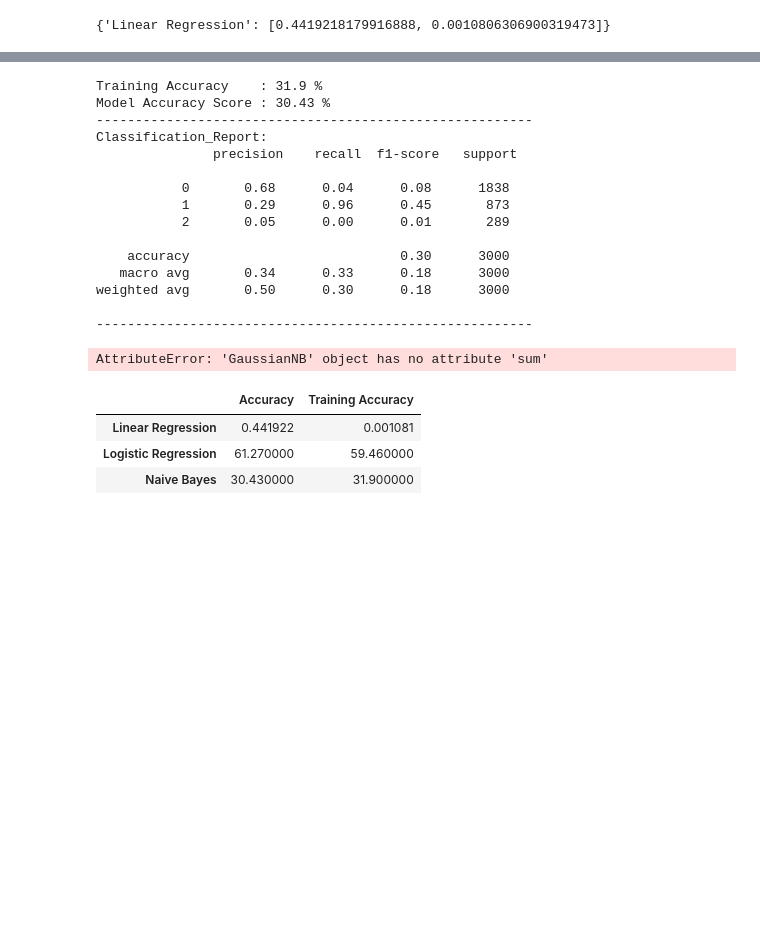
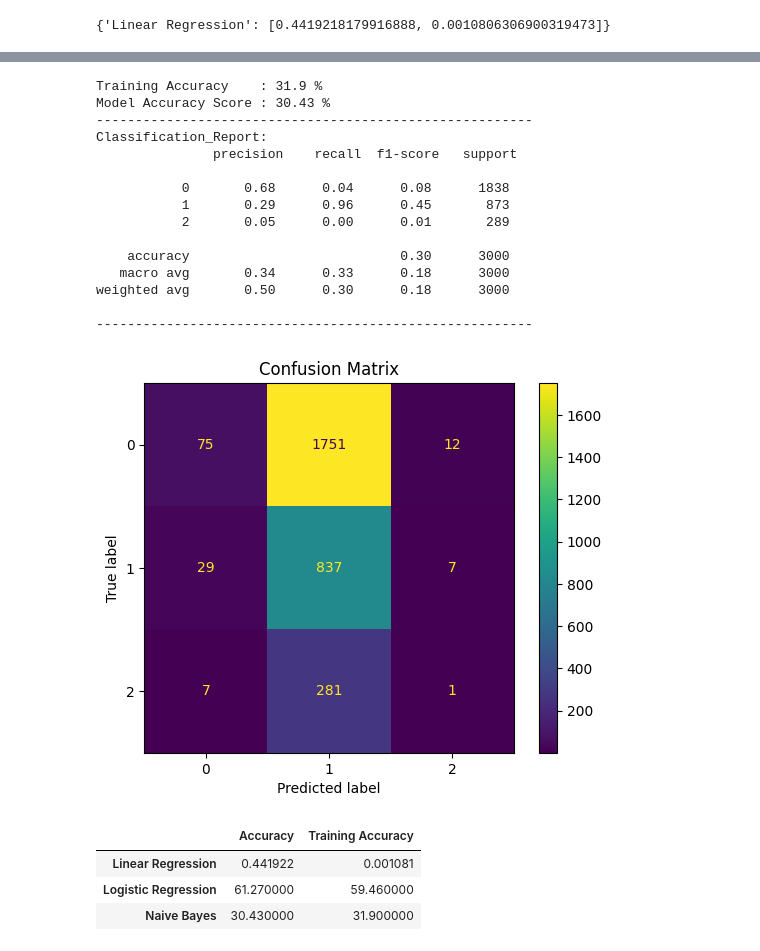
Before and after one commit to jossiayke/Fundamental-Concepts-Of-AI, a Jupyter notebook: Assignments/HW-2/Week1_HW.ipynb, the cells around one changed output, grey strips where cells are left out. Drawn from its saved outputs; the diff is of its cells as text; code cells hidden in the pictures; blank space fills up the shorter version.

```diff
--- a/Assignments/HW-2/Week1_HW.ipynb
+++ b/Assignments/HW-2/Week1_HW.ipynb
@@ -415,37 +418,39 @@ gnb_train = round(gnb.score(X_train, y_train) * 100, 2)
 
 gnb_accuracy = round(accuracy_score(y_pred_gnb, y_test) * 100, 2)
 
 print("Training Accuracy    :",gnb_train ,"%")
 print("Model Accuracy Score :",gnb_accuracy ,"%")
 
 print("\033[1m--------------------------------------------------------\033[0m")
 
 print("Classification_Report: \n",classification_report(y_test,y_pred_gnb))
 
 print("\033[1m--------------------------------------------------------\033[0m")
 
-plot_confusion_matrix(gnb, X_test, y_test)
+#plot_confusion_matrix(gnb, X_test, y_test)
 #cm = confusion_matrix(y_test,gnb,)
+cm = confusion_matrix(y_test, y_pred_gnb)
+disp = ConfusionMatrixDisplay(confusion_matrix=cm,display_labels=lr.classes_)
+disp.plot()
 plt.title('Confusion Matrix')
-
-cm = confusion_matrix(y_test, y_pred_gnb)
+plt.show()
 # %% [output]
 Training Accuracy    : 31.9 %
 Model Accuracy Score : 30.43 %
 --------------------------------------------------------
 Classification_Report:
                precision    recall  f1-score   support
 
            0       0.68      0.04      0.08      1838
            1       0.29      0.96      0.45       873
            2       0.05      0.00      0.01       289
 
     accuracy                           0.30      3000
    macro avg       0.34      0.33      0.18      3000
 weighted avg       0.50      0.30      0.18      3000
 
 --------------------------------------------------------
-AttributeError: 'GaussianNB' object has no attribute 'sum'
+[figure, added]
 # %%
 # Compare the results of the models
 
```
Also changed, not shown: parts of 2 cells of this notebook, 8 other files.
